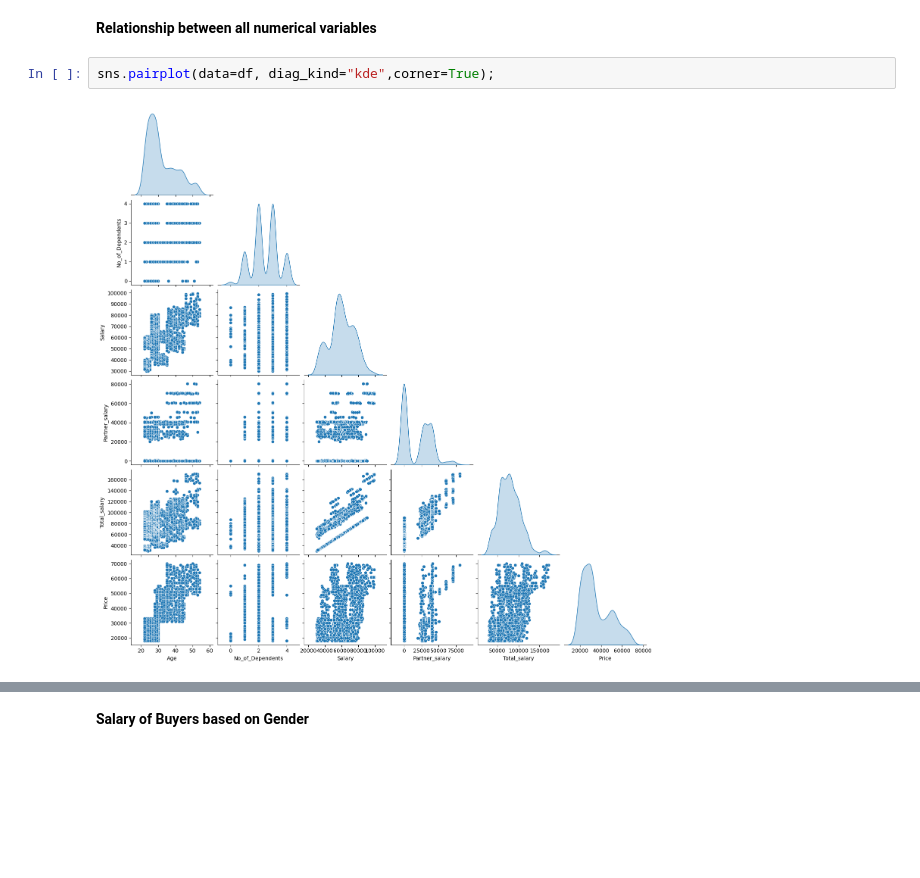
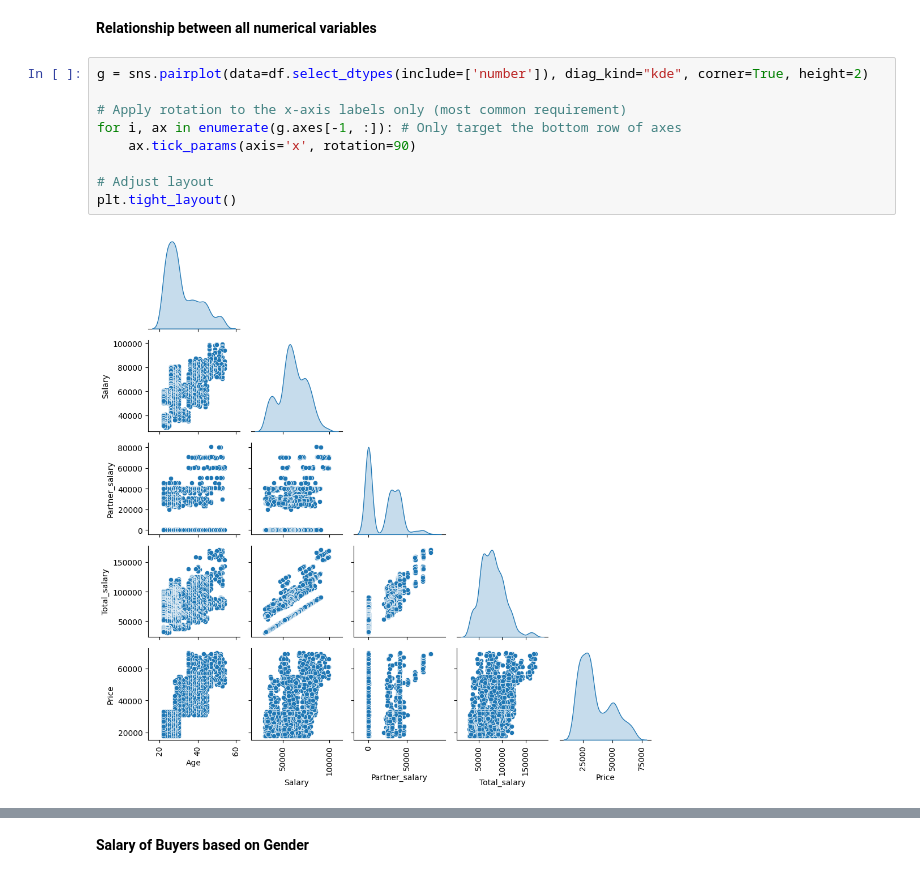
Before and after one commit to sijojoy186/LearnPython, a Jupyter notebook: Projects/AustoAutomobiles.ipynb, the cells around one changed output, grey strips where cells are left out. Saved outputs shown, nothing was run; the diff lists cells and outputs as text; blank space fills up the shorter version.

```diff
--- a/Projects/AustoAutomobiles.ipynb
+++ b/Projects/AustoAutomobiles.ipynb
@@ -370,10 +397,17 @@ sns.countplot(data=df,x='Marital_status')
 ## **Bivariate Analysis**
 # %% [markdown]
 **Relationship between all numerical variables**
-# %%
-sns.pairplot(data=df, diag_kind="kde",corner=True);
-# %% [output]
-[figure, removed]
+# %%
+g = sns.pairplot(data=df.select_dtypes(include=['number']), diag_kind="kde", corner=True, height=2)
+
+# Apply rotation to the x-axis labels only (most common requirement)
+for i, ax in enumerate(g.axes[-1, :]): # Only target the bottom row of axes
+    ax.tick_params(axis='x', rotation=90)
+
+# Adjust layout
+plt.tight_layout()
+# %% [output]
+[figure, added]
 # %%
 df.corr(numeric_only=True)
 # %% [output]
```
Also changed, not shown: parts of 49 cells of this notebook.
